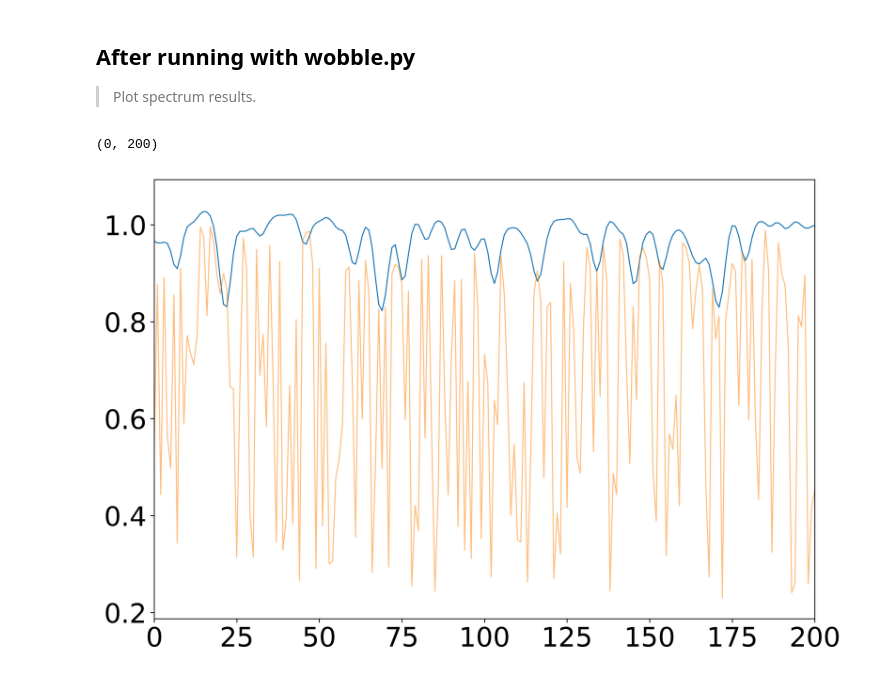
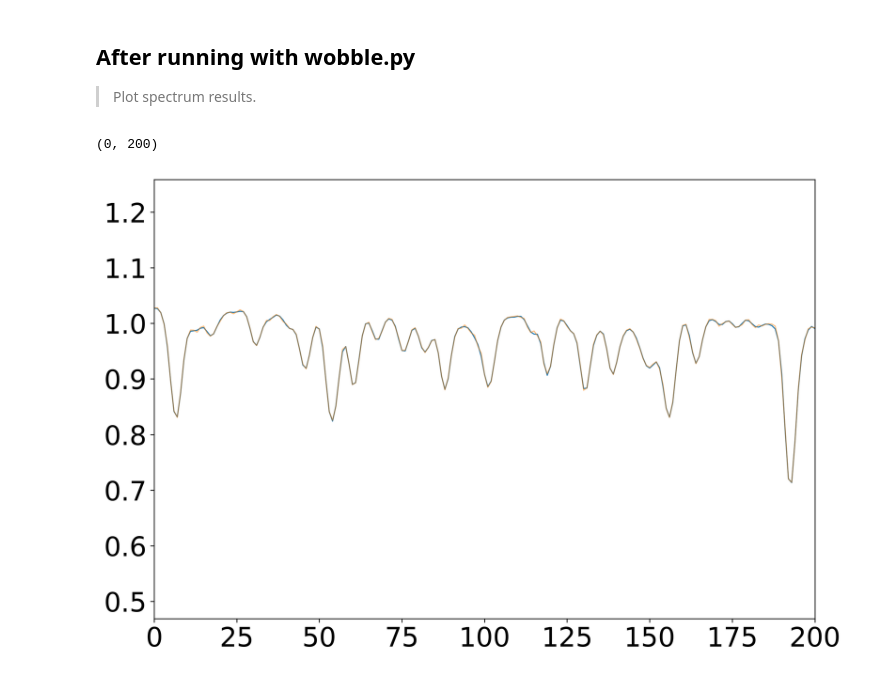
Before and after one commit to tingyuansen/Wobble_NN, a Jupyter notebook: Wobble_NN.ipynb, the cells around one changed output. Saved outputs shown, nothing was run; the diff lists cells and outputs as text; code cells hidden in the pictures.

```diff
--- a/Wobble_NN.ipynb
+++ b/Wobble_NN.ipynb
@@ -331,9 +331,9 @@ spec_shifted_recovered = temp["spec_shifted_recovered"]
 rest_spec_recovered = temp["rest_spec_recovered"]
 rv_recovered = temp["rv_recovered"]
 # %%
-plt.plot(spectra_rest)
-plt.plot(rest_spec_recovered, alpha=0.5)
+plt.plot(spec_shifted[0,:])
+plt.plot(spec_shifted_recovered[0,:], alpha=0.5)
 plt.xlim([0,200])
 # %% [output]
 (0, 200)
-[figure, old version]
+[figure, new version]
```
Also changed, not shown: parts of 3 cells of this notebook, 1 other file.
